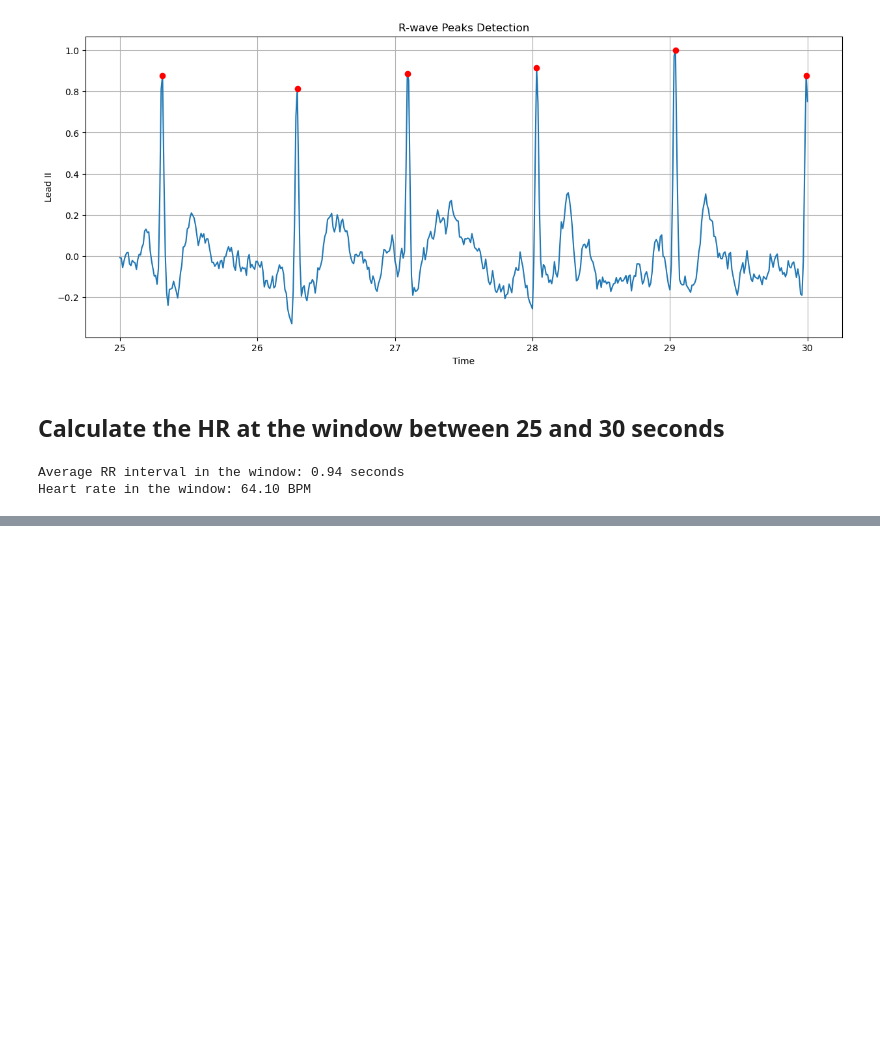
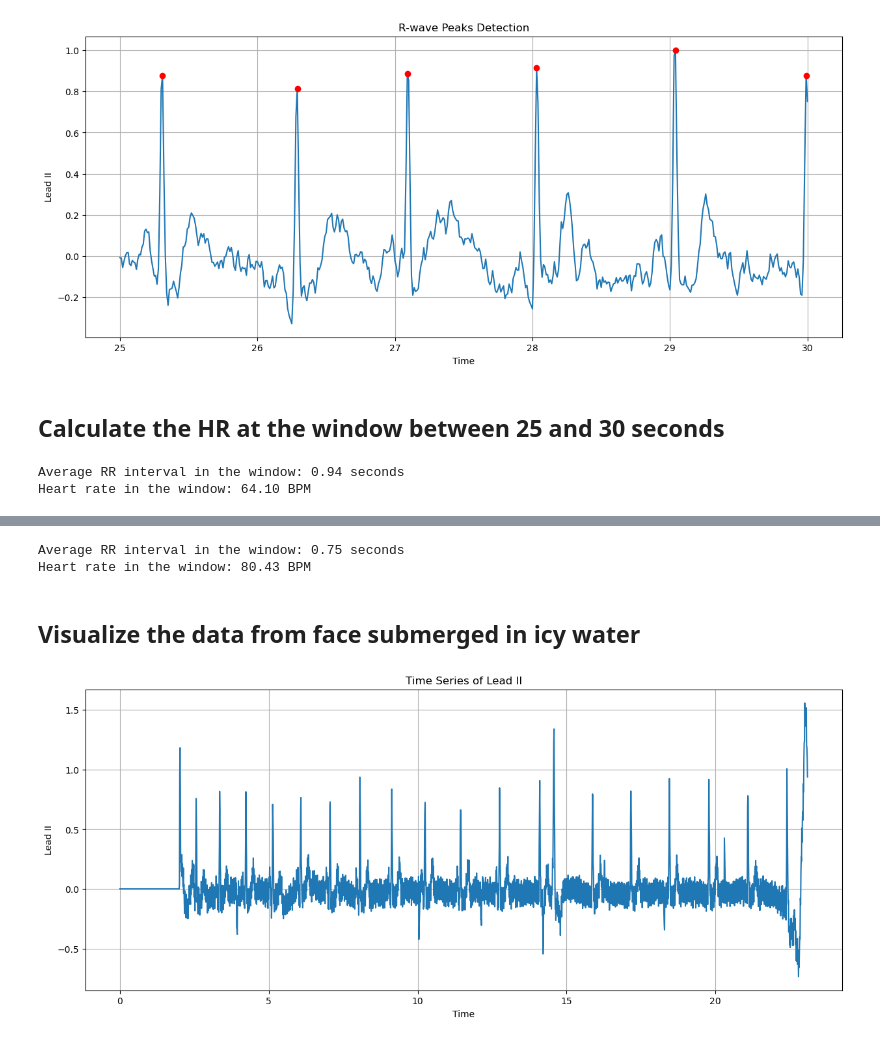
Before and after one commit to ProfOak7/Bio125, a Jupyter notebook: lab11/Lab11_Divers_Reflex.ipynb, the cells around one changed output, grey strips where cells are left out. Cells and saved outputs as stored; diff of their text form; code cells hidden in the pictures; blank space fills up the shorter version.

```diff
--- a/lab11/Lab11_Divers_Reflex.ipynb
+++ b/lab11/Lab11_Divers_Reflex.ipynb
@@ -160,0 +183,3 @@ Heart rate in the window: 64.10 BPM
+# %%
+dive2 = pd.read_csv (r'./holding breath water_Export.txt', sep = '\t')
+dive2
@@ -160,0 +237,35 @@ Heart rate in the window: 64.10 BPM
+# %%
+# Filter the DataFrame for the specific time window
+windowed_df3 = df3[(df3['Time'] >= 18) & (df3['Time'] <= 22.5)]
+
+# Assuming you have a method to detect peaks, identify R-peaks in this window
+# (You might need to adjust this depending on your peak detection method)
+windowed_peak_indices3, _ = find_peaks(windowed_df3['Lead II'], height=.47)  # Replace 'detect_peaks' and 'ECG_Data' accordingly
+
+# Calculate RR intervals for this window
+windowed_rr_intervals3 = windowed_df3['Time'].iloc[windowed_peak_indices3].diff().dropna().values
+
+# Calculate heart rate in BPM for this window
+average_windowed_rr_interval3 = windowed_rr_intervals3.mean()
+windowed_heart_rate3 = 60 / average_windowed_rr_interval3
+
+print(f"Average RR interval in the window: {average_windowed_rr_interval3:.2f} seconds")
+print(f"Heart rate in the window: {windowed_heart_rate3:.2f} BPM")
+# %% [output]
+Average RR interval in the window: 0.75 seconds
+Heart rate in the window: 80.43 BPM
+# %% [markdown]
+## Visualize the data from face submerged in icy water
+# %%
+df4 = pd.DataFrame(dive2)
+
+# Plot the data to visually inspect
+plt.figure(figsize=(15, 6))
+plt.plot(df4['Time'], df4['Lead II'])
+plt.xlabel('Time')
+plt.ylabel('Lead II')
+plt.title('Time Series of Lead II')
+plt.grid(True)
+plt.show()
+# %% [output]
+[figure, added]
```
Also changed, not shown: parts of 21 cells of this notebook.
